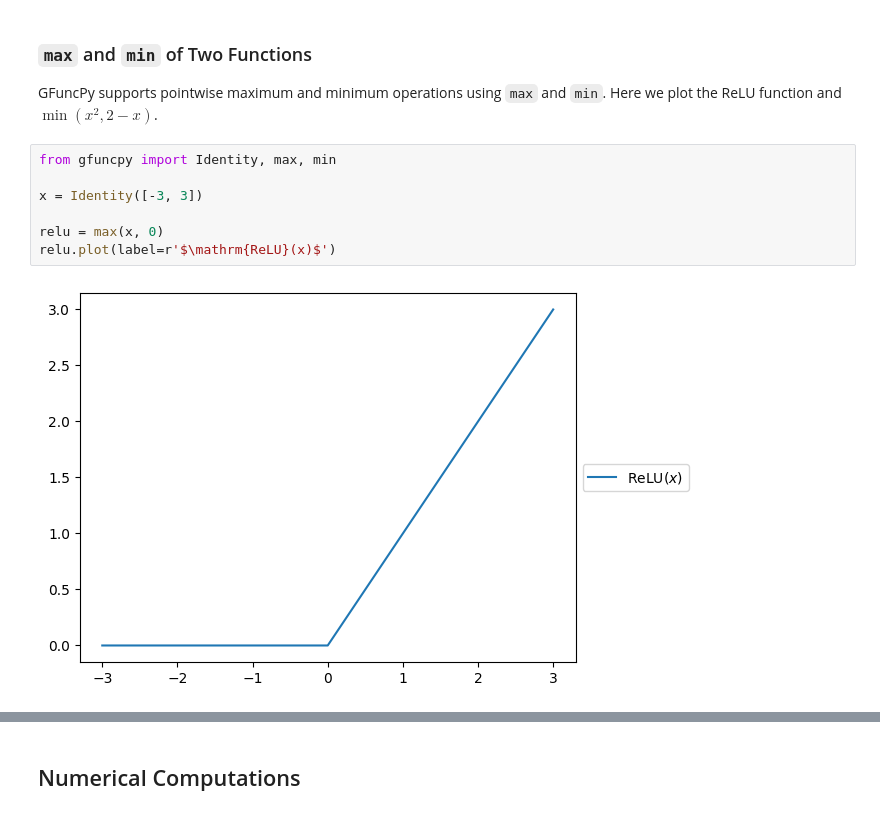
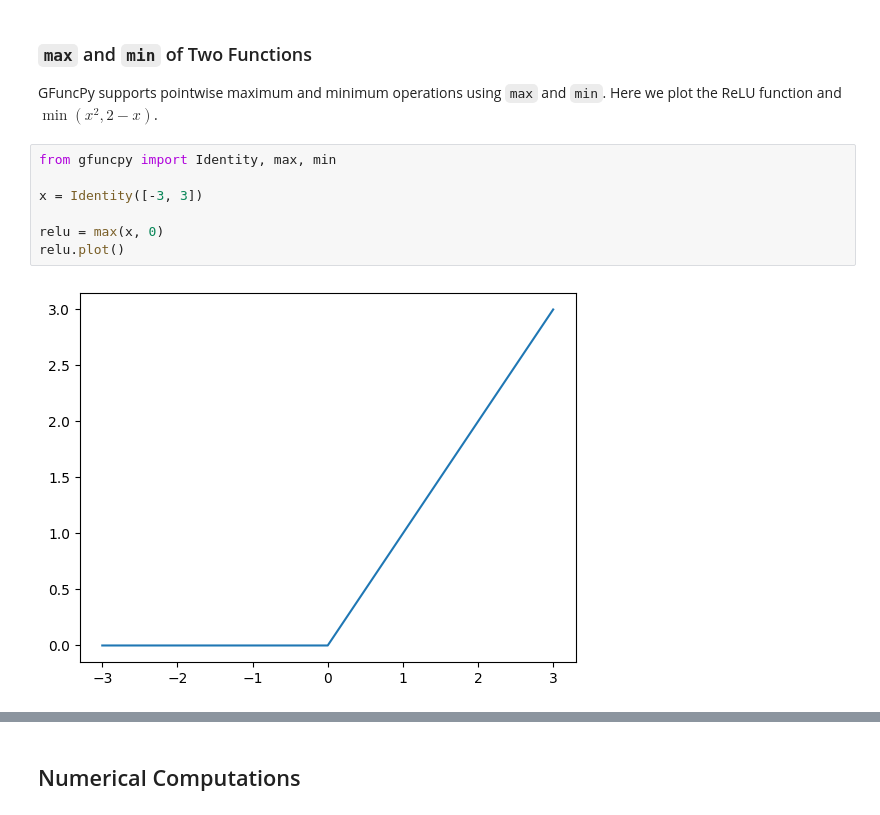
Before and after one commit to beginnerSC/gfuncpy, a Jupyter notebook: docs/source/usage.ipynb, the cells around one changed output, grey strips where cells are left out. Saved outputs shown, nothing was run; the diff lists cells and outputs as text.

```diff
--- a/docs/source/usage.ipynb
+++ b/docs/source/usage.ipynb
@@ -68,9 +68,9 @@ GFuncPy supports pointwise maximum and minimum operations using `max` and `min`.
 # %%
 from gfuncpy import Identity, max, min
 
 x = Identity([-3, 3])
 
 relu = max(x, 0)
-relu.plot(label=r'$\mathrm{ReLU}(x)$')
+relu.plot()
 # %% [output]
-[figure, old version]
+[figure, new version]
```
Also changed, not shown: parts of 5 cells of this notebook.
